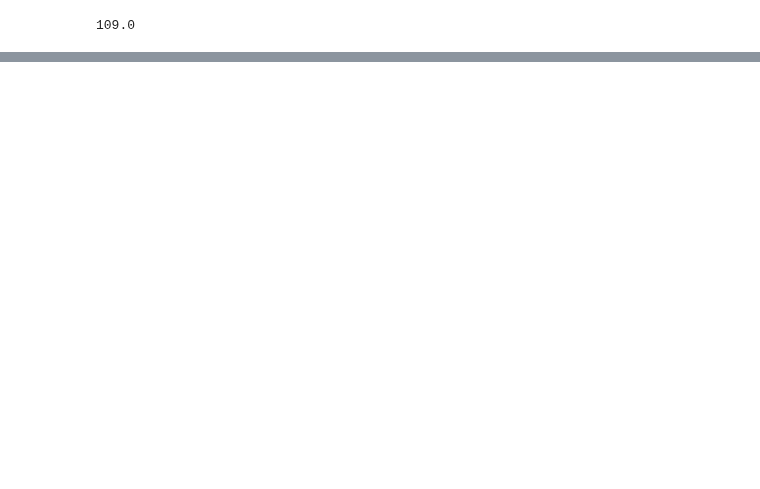
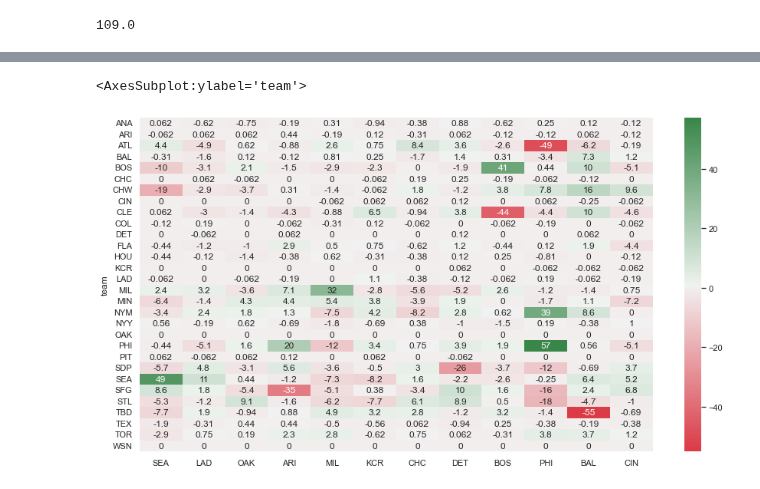
Before and after one commit to sdvinay/baseball_sql, a Jupyter notebook: pandas/playoff_odds_monte_carlo.ipynb, the cells around one changed output, grey strips where cells are left out. Drawn from its saved outputs; the diff is of its cells as text; code cells hidden in the pictures; blank space fills up the shorter version.

```diff
--- a/pandas/playoff_odds_monte_carlo.ipynb
+++ b/pandas/playoff_odds_monte_carlo.ipynb
@@ -461,0 +563,3 @@ Name: W, dtype: float64
+# %%
+results = _
+results
@@ -461,0 +588,7 @@ Name: W, dtype: float64
+# %%
+sns.set(rc = {'figure.figsize':(15,8)})
+cmap = sns.diverging_palette(10, 133, as_cmap=True)
+sns.heatmap(results, cmap=cmap, annot=True)
+# %% [output]
+<AxesSubplot:ylabel='team'>
+[figure, added]
```
Also changed, not shown: parts of 20 cells of this notebook.
